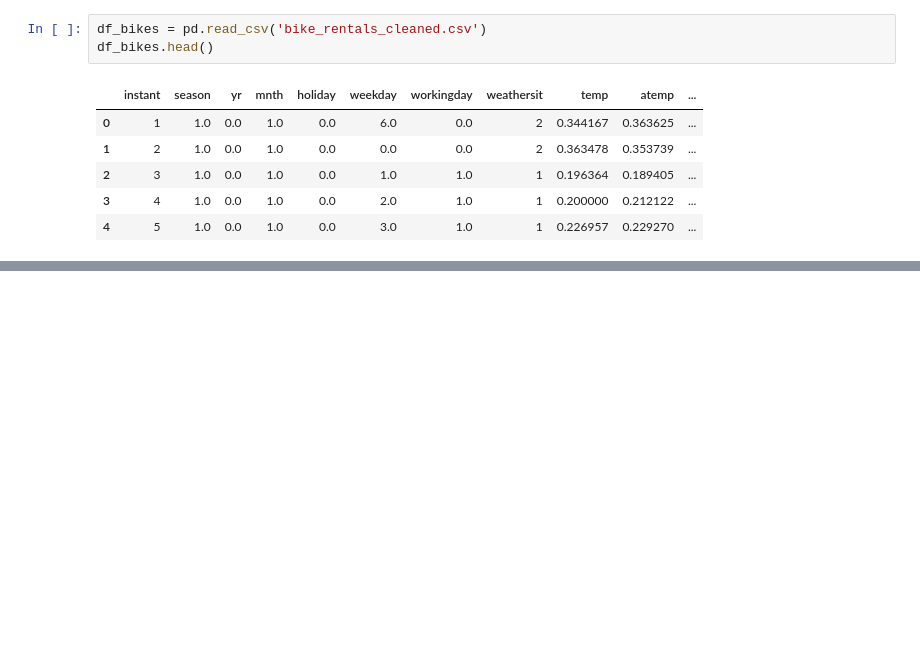
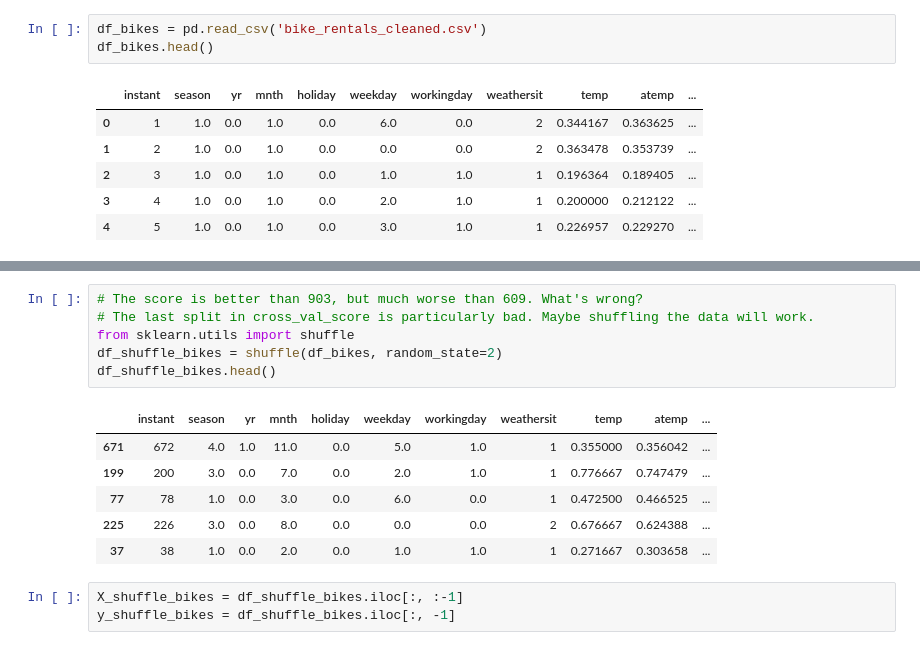
Before and after one commit to tacotuesday/reading_list, a Jupyter notebook: python/gradient_boosting/ch03_random_forests.ipynb, the cells around one changed output, grey strips where cells are left out. Cells and saved outputs as stored; diff of their text form; blank space fills up the shorter version.

```diff
--- a/python/gradient_boosting/ch03_random_forests.ipynb
+++ b/python/gradient_boosting/ch03_random_forests.ipynb
@@ -43,0 +257,16 @@ df_bikes.head()
+# %%
+# The score is better than 903, but much worse than 609. What's wrong?
+# The last split in cross_val_score is particularly bad. Maybe shuffling the data will work.
+from sklearn.utils import shuffle
+df_shuffle_bikes = shuffle(df_bikes, random_state=2)
+df_shuffle_bikes.head()
+# %% [output]
+|  | instant | season | yr | mnth | holiday | weekday | workingday | weathersit | temp | atemp | ... |
+| 671 | 672 | 4.0 | 1.0 | 11.0 | 0.0 | 5.0 | 1.0 | 1 | 0.355000 | 0.356042 | ... |
+| 199 | 200 | 3.0 | 0.0 | 7.0 | 0.0 | 2.0 | 1.0 | 1 | 0.776667 | 0.747479 | ... |
+| 77 | 78 | 1.0 | 0.0 | 3.0 | 0.0 | 6.0 | 0.0 | 1 | 0.472500 | 0.466525 | ... |
+| 225 | 226 | 3.0 | 0.0 | 8.0 | 0.0 | 0.0 | 0.0 | 2 | 0.676667 | 0.624388 | ... |
+| 37 | 38 | 1.0 | 0.0 | 2.0 | 0.0 | 1.0 | 1.0 | 1 | 0.271667 | 0.303658 | ... |
+# %%
+X_shuffle_bikes = df_shuffle_bikes.iloc[:, :-1]
+y_shuffle_bikes = df_shuffle_bikes.iloc[:, -1]
```
Also changed, not shown: parts of 19 cells of this notebook, 1 other file.
